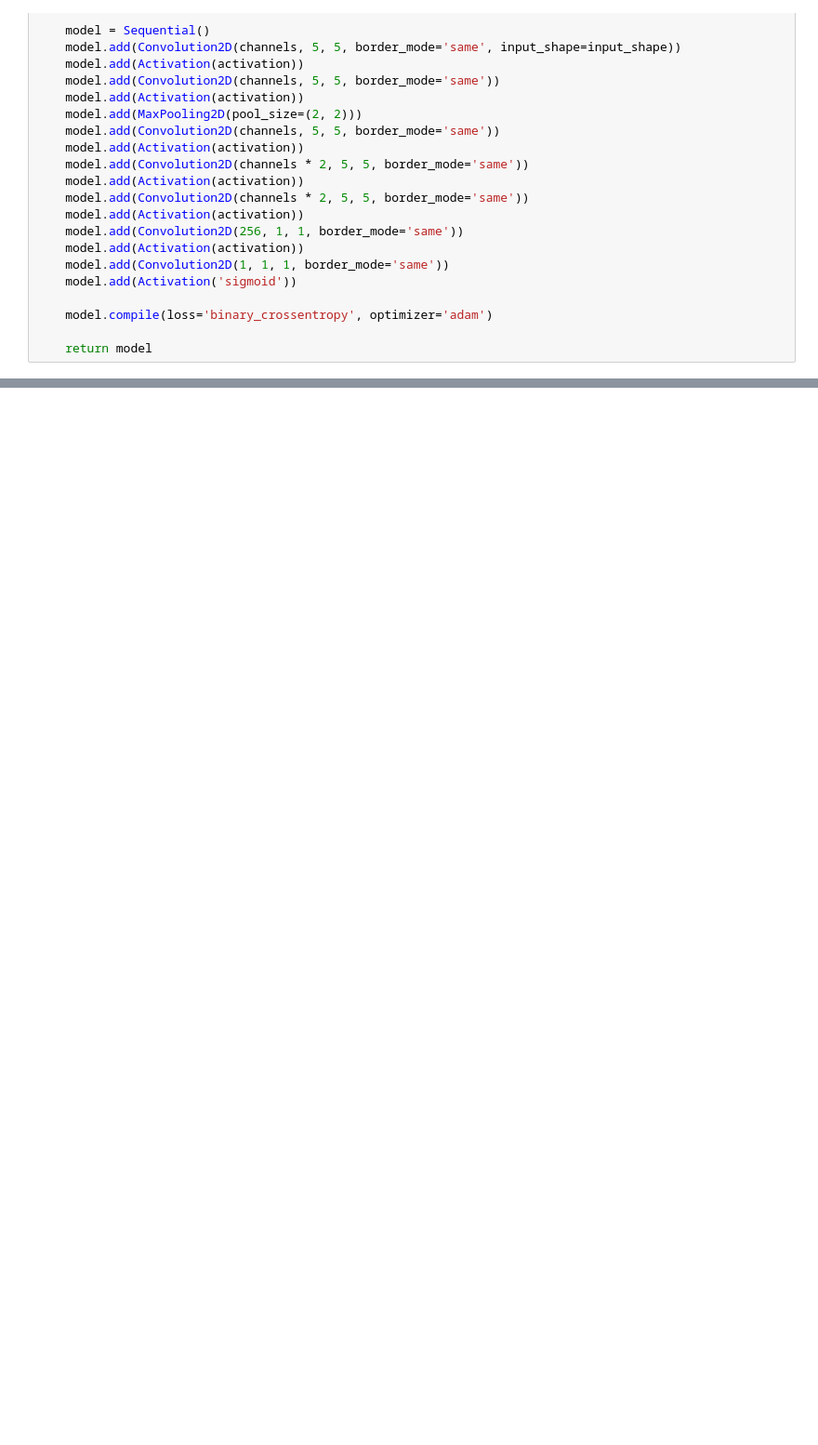
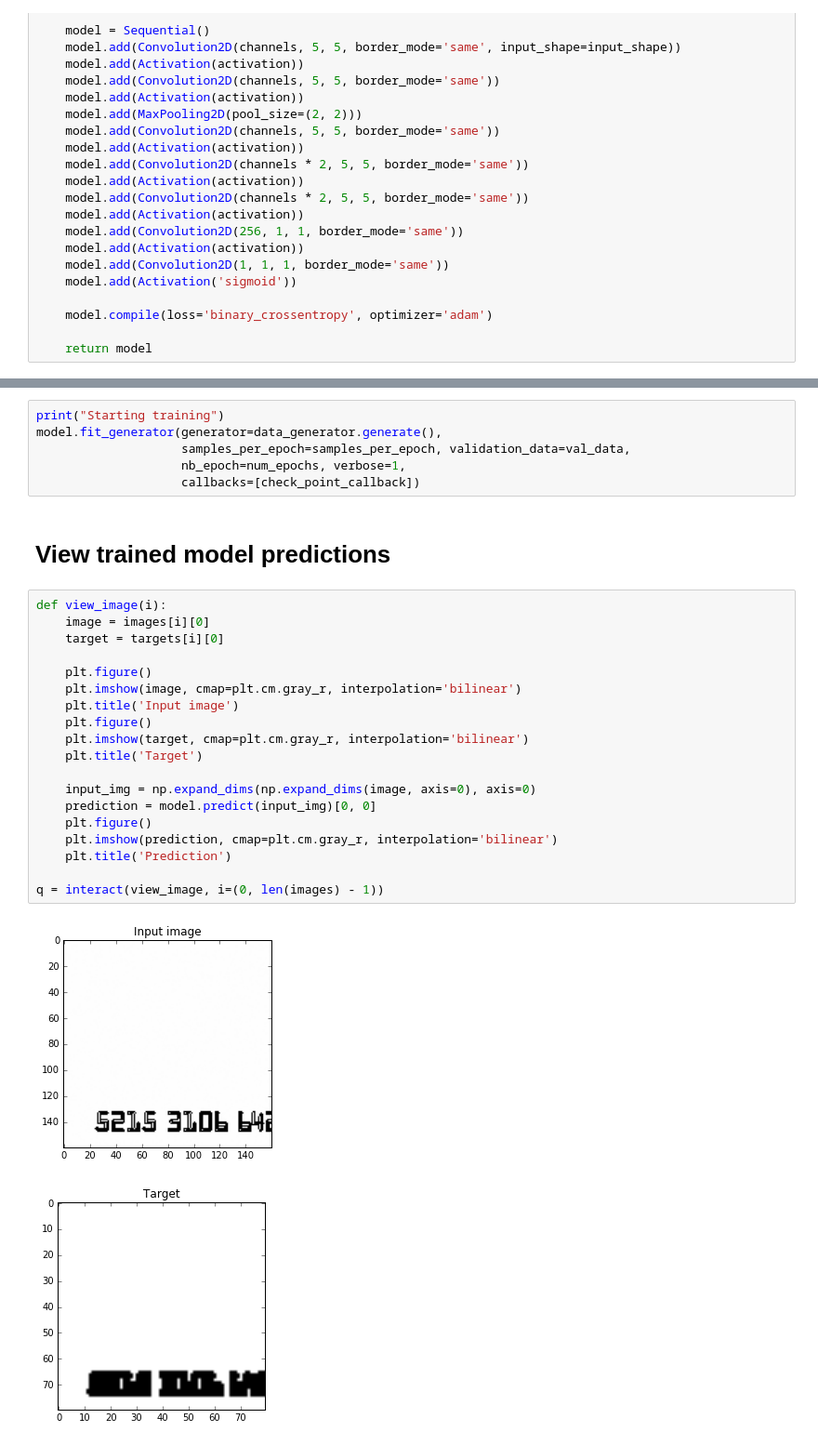
Before and after one commit to juanluisrto/skcc-bachelor-thesis, a Jupyter notebook: text-detector.ipynb, the cells around one changed output, grey strips where cells are left out. Shown: that part at 93% size. Drawn from its saved outputs; the diff is of its cells as text; blank space fills up the shorter version.

```diff
--- a/text-detector.ipynb
+++ b/text-detector.ipynb
@@ -124,0 +100,30 @@ plt.imshow(target, cmap=plt.cm.gray_r, interpolation='bilinear')
+# %%
+print("Starting training")
+model.fit_generator(generator=data_generator.generate(),
+                    samples_per_epoch=samples_per_epoch, validation_data=val_data,
+                    nb_epoch=num_epochs, verbose=1,
+                    callbacks=[check_point_callback])
+# %% [markdown]
+# View trained model predictions
+# %%
+def view_image(i):
+    image = images[i][0]
+    target = targets[i][0]
+
+    plt.figure()
+    plt.imshow(image, cmap=plt.cm.gray_r, interpolation='bilinear')
+    plt.title('Input image')
+    plt.figure()
+    plt.imshow(target, cmap=plt.cm.gray_r, interpolation='bilinear')
+    plt.title('Target')
+
+    input_img = np.expand_dims(np.expand_dims(image, axis=0), axis=0)
+    prediction = model.predict(input_img)[0, 0]
+    plt.figure()
+    plt.imshow(prediction, cmap=plt.cm.gray_r, interpolation='bilinear')
+    plt.title('Prediction')
+
+q = interact(view_image, i=(0, len(images) - 1))
+# %% [output]
+[figure, added]
+[figure, added]
```
Also changed, not shown: parts of 16 cells of this notebook, 21 other files.
